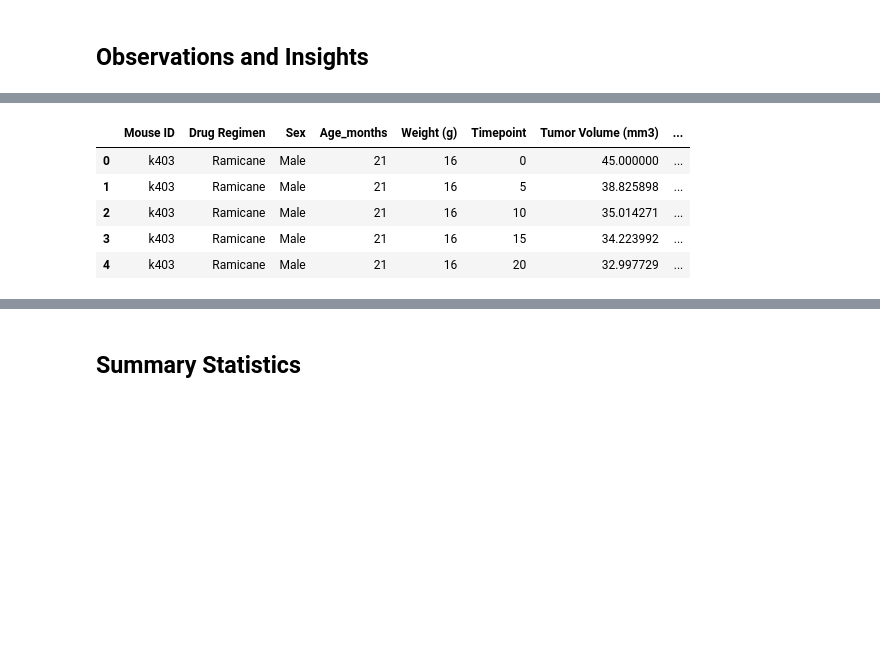
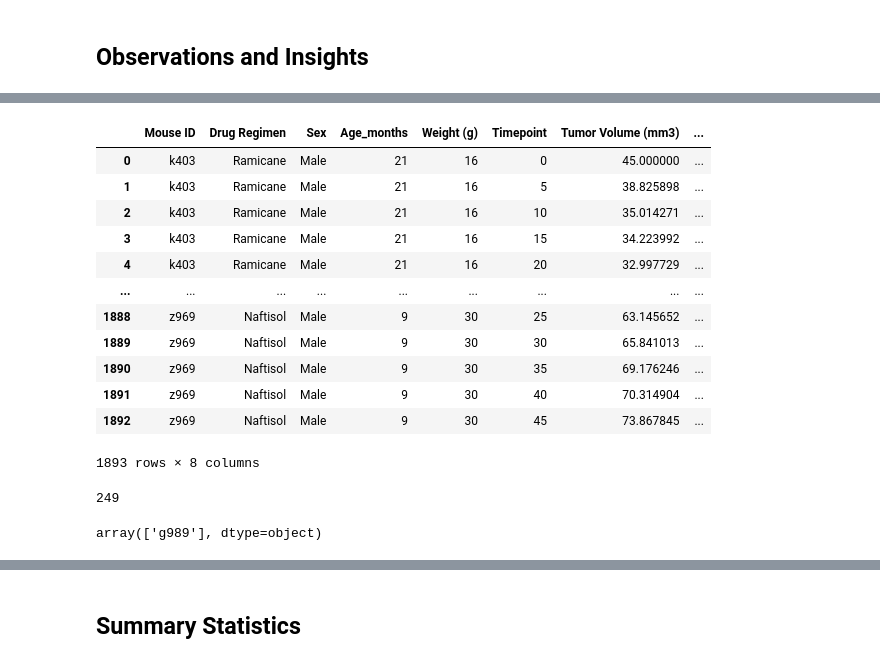
Before and after one commit to kim0218/Matplotlib-Challenge, a Jupyter notebook: pymaceuticals_starter.ipynb, the cells around one changed output, grey strips where cells are left out. Drawn from its saved outputs; the diff is of its cells as text; code cells hidden in the pictures; blank space fills up the shorter version.

```diff
--- a/pymaceuticals_starter.ipynb
+++ b/pymaceuticals_starter.ipynb
@@ -26,20 +35,37 @@ study_results.head()
 # %%
 # Combine the data into a single dataset
 
-combine=pd.merge(mouse_metadata,study_results, how="outer", on="Mouse ID")
+combine_df=pd.merge(mouse_metadata,study_results, how="outer", on="Mouse ID")
 # %%
 # Display the data table for preview
-combine.head()
+combine_df
 # %% [output]
 |  | Mouse ID | Drug Regimen | Sex | Age_months | Weight (g) | Timepoint | Tumor Volume (mm3) | ... |
 | 0 | k403 | Ramicane | Male | 21 | 16 | 0 | 45.000000 | ... |
 | 1 | k403 | Ramicane | Male | 21 | 16 | 5 | 38.825898 | ... |
 | 2 | k403 | Ramicane | Male | 21 | 16 | 10 | 35.014271 | ... |
 | 3 | k403 | Ramicane | Male | 21 | 16 | 15 | 34.223992 | ... |
 | 4 | k403 | Ramicane | Male | 21 | 16 | 20 | 32.997729 | ... |
+| ... | ... | ... | ... | ... | ... | ... | ... | ... |
+| 1888 | z969 | Naftisol | Male | 9 | 30 | 25 | 63.145652 | ... |
+| 1889 | z969 | Naftisol | Male | 9 | 30 | 30 | 65.841013 | ... |
+| 1890 | z969 | Naftisol | Male | 9 | 30 | 35 | 69.176246 | ... |
+| 1891 | z969 | Naftisol | Male | 9 | 30 | 40 | 70.314904 | ... |
+| 1892 | z969 | Naftisol | Male | 9 | 30 | 45 | 73.867845 | ... |
+1893 rows × 8 columns
 # %%
 # Checking the number of mice.
+total_mouse=len((combine_df["Mouse ID"]).unique())
+#mouse_number = pd.DataFrame({"Mouse ID":total_mouse]).count()
+total_mouse
+# %% [output]
+249
 # %%
 # Getting the duplicate mice by ID number that shows up for Mouse ID and Timepoint. Activities=9 (week?)
+
+duplicate_mouse = combine_df.loc[combine_df.duplicated(subset=['Mouse ID', 'Timepoint',]),'Mouse ID'].unique()
+duplicate_mouse
+# %% [output]
+array(['g989'], dtype=object)
 # %%
 # Optional: Get all the data for the duplicate mouse ID.
```
Also changed, not shown: parts of 23 cells of this notebook.
